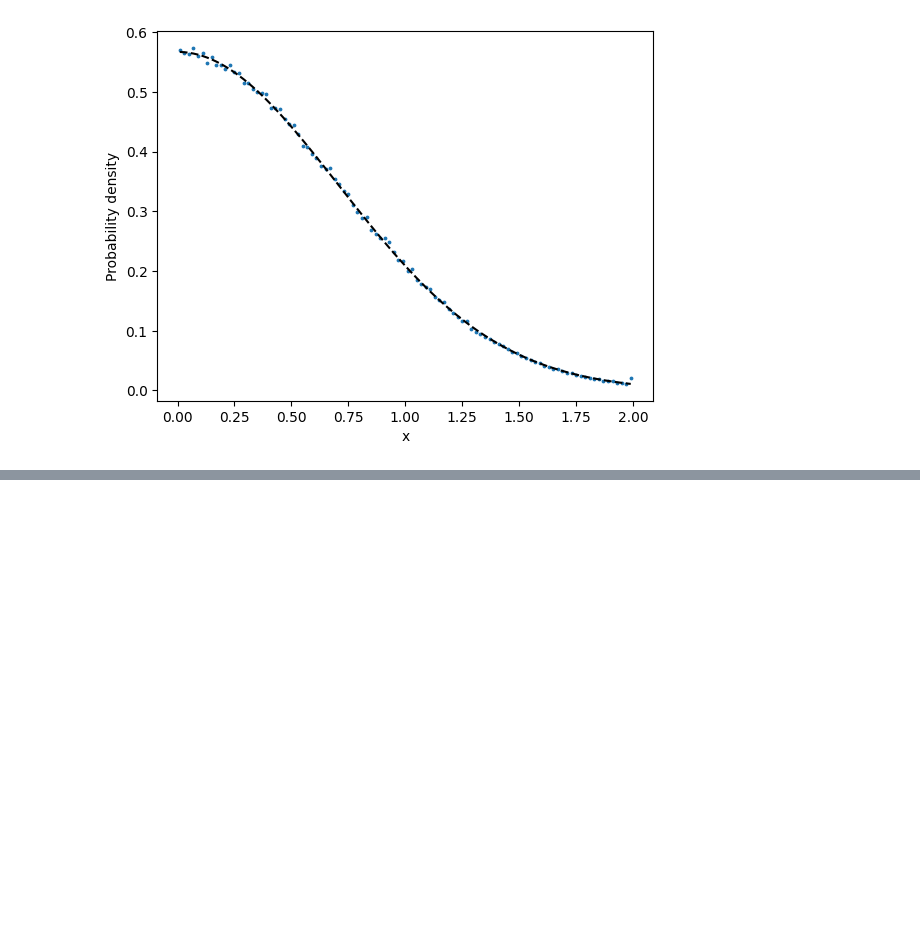
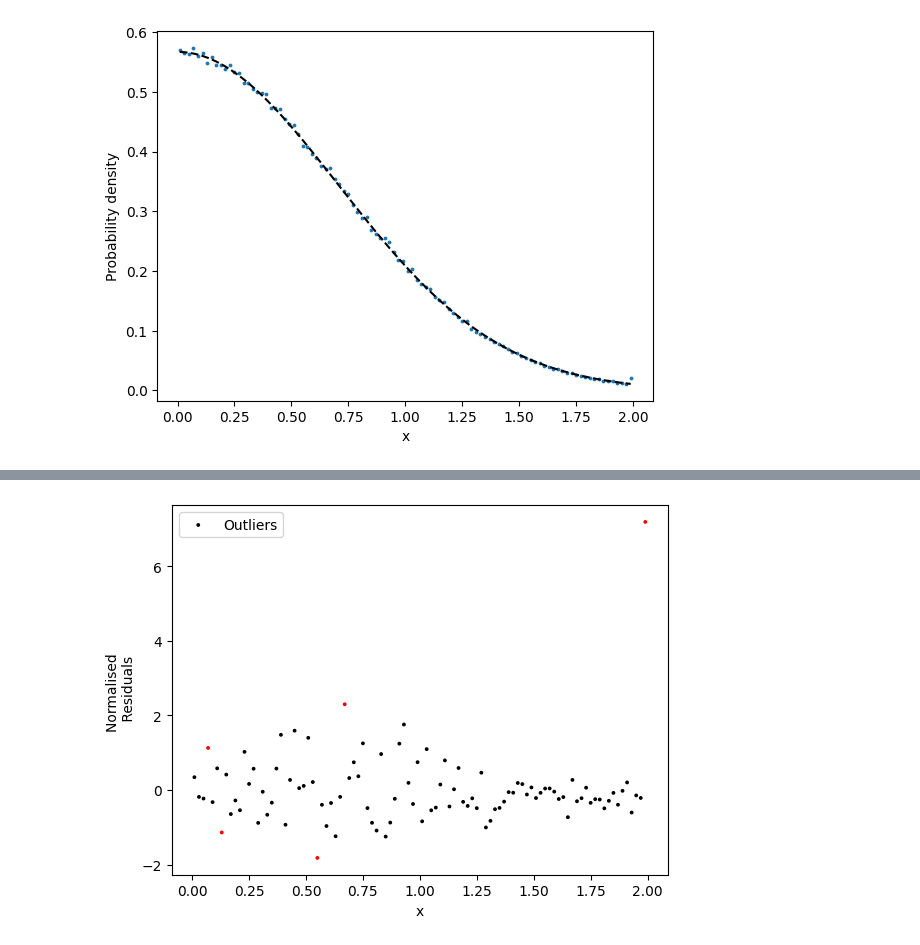
Before and after one commit to Sebastian426/Sebastian_Sloan_Computational_Physics, a Jupyter notebook: Milestone_Project_Clean_Code.ipynb, the cells around one changed output, grey strips where cells are left out. Drawn from its saved outputs; the diff is of its cells as text; code cells hidden in the pictures; blank space fills up the shorter version.

```diff
--- a/Milestone_Project_Clean_Code.ipynb
+++ b/Milestone_Project_Clean_Code.ipynb
@@ -132,0 +231,12 @@ i_101 = np.searchsorted(x_centres, 1.01)
+# %%
+#calculating residuals
+
+def residual_calculator(y_obs,y_theoretical,errorbar):
+    r = (y_obs - y_theoretical)/errorbar
+    f = r/np.std(r)
+    return  f
+
+residuals = residual_calculator(pdf, phi_sq_analytic, y_std)
+print(len(residuals))
+
+print(residuals)
@@ -132,0 +262,20 @@ i_101 = np.searchsorted(x_centres, 1.01)
+# %%
+model = IsolationForest(contamination = 0.05, random_state = 42)
+X = np.column_stack([x_centres, residuals])
+labels = model.fit_predict(X) #1 = inlier, -1 = outlier
+# %%
+plt.figure(1)
+# plt.axhline(0, color = "black", linestyle = '--')
+# plt.axhline(1, color = "grey", linestyle = '--', alpha = 0.4)
+# plt.axhline(-1, color = "grey", linestyle = '--', alpha = 0.4)
+outliers = labels ==-1
+
+plt.scatter(x_centres, residuals, c = np.where(outliers,'r','k'), s = 3, label = 'Data')
+plt.legend(['Outliers', 'Inliers'])
+
+plt.xlabel('x')
+plt.ylabel('Normalised \n Residuals')
+
+plt.show()
+# %% [output]
+[figure, added]
```
Also changed, not shown: parts of 13 cells of this notebook.
